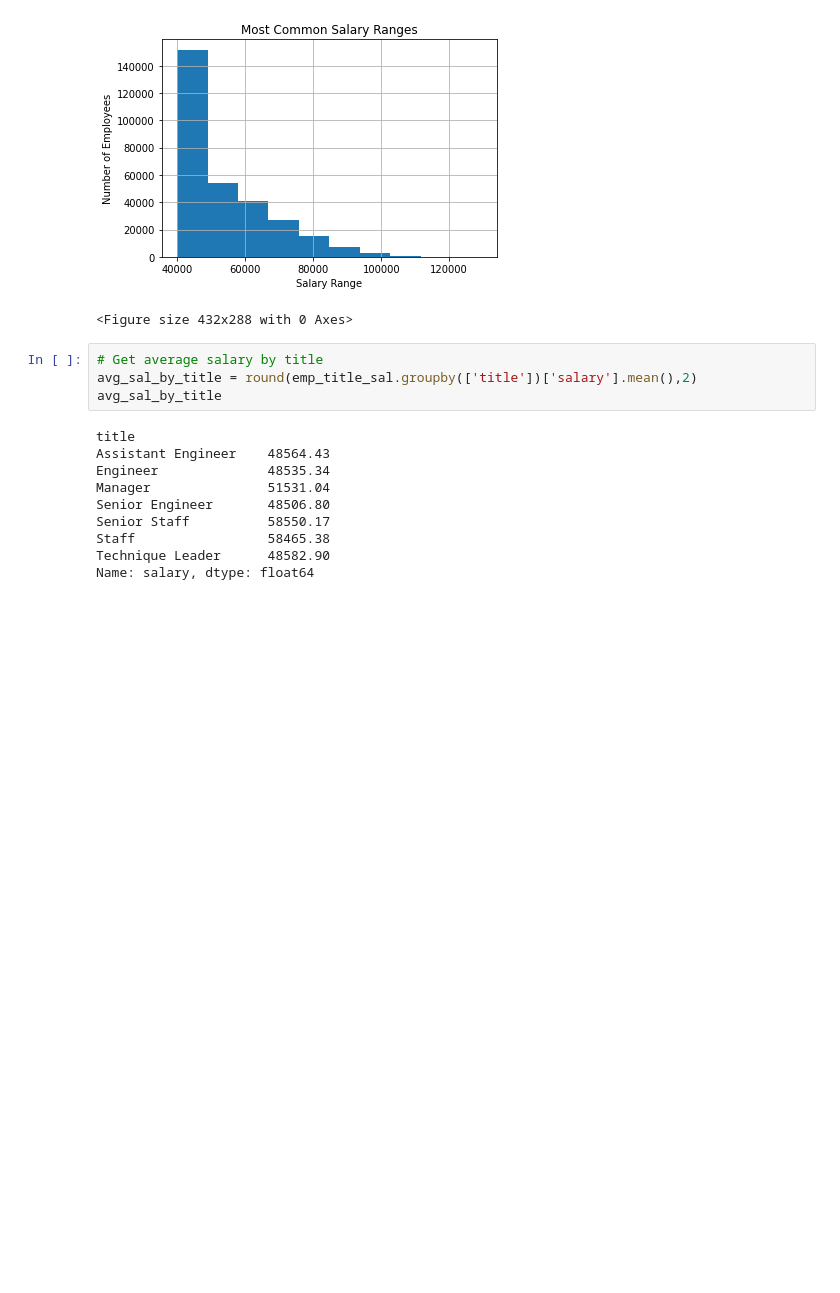
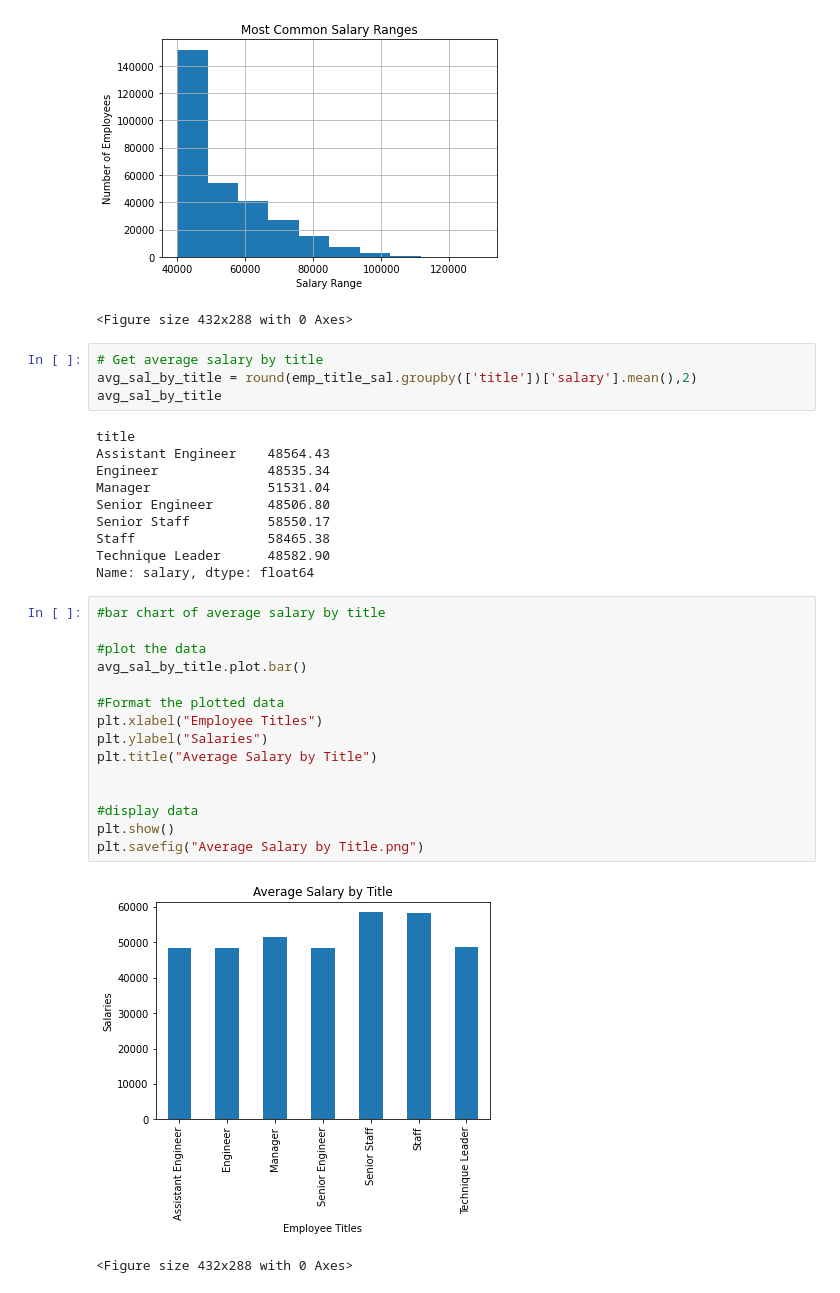
Before and after one commit to thallegacy/sql-challenge, a Jupyter notebook: Employeesql/EmployeeSQL_Bonus.ipynb, the cells around one changed output. Saved outputs shown, nothing was run; the diff lists cells and outputs as text; blank space fills up the shorter version.

Commit message:
average salaries by title bar chart

```diff
--- a/Employeesql/EmployeeSQL_Bonus.ipynb
+++ b/Employeesql/EmployeeSQL_Bonus.ipynb
@@ -106,3 +106,21 @@ Senior Staff          58550.17
 Staff                 58465.38
 Technique Leader      48582.90
 Name: salary, dtype: float64
+# %%
+#bar chart of average salary by title
+
+#plot the data
+avg_sal_by_title.plot.bar()
+
+#Format the plotted data
+plt.xlabel("Employee Titles")
+plt.ylabel("Salaries")
+plt.title("Average Salary by Title")
+
+
+#display data
+plt.show()
+plt.savefig("Average Salary by Title.png")
+# %% [output]
+[figure, added]
+<Figure size 432x288 with 0 Axes>
```
